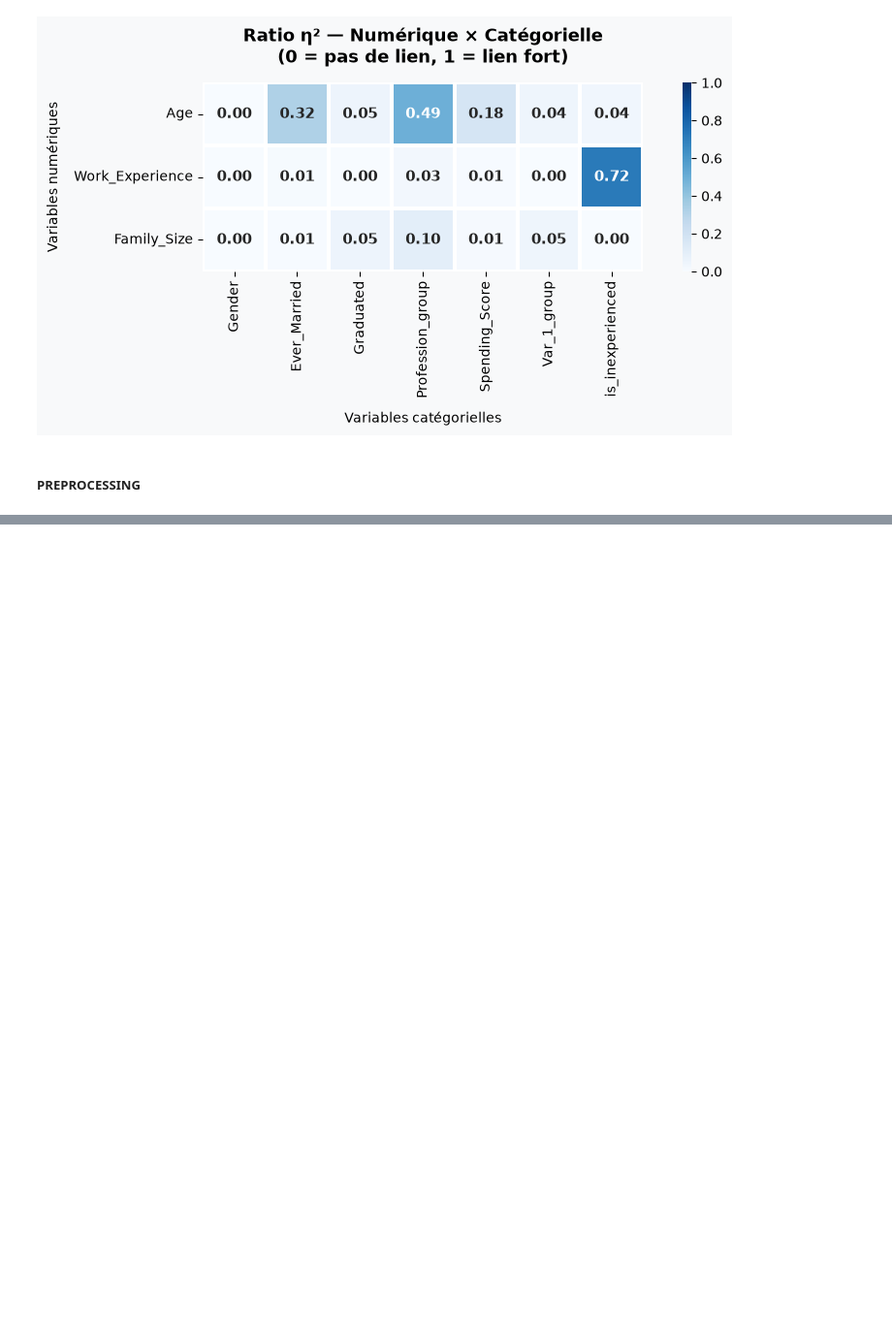
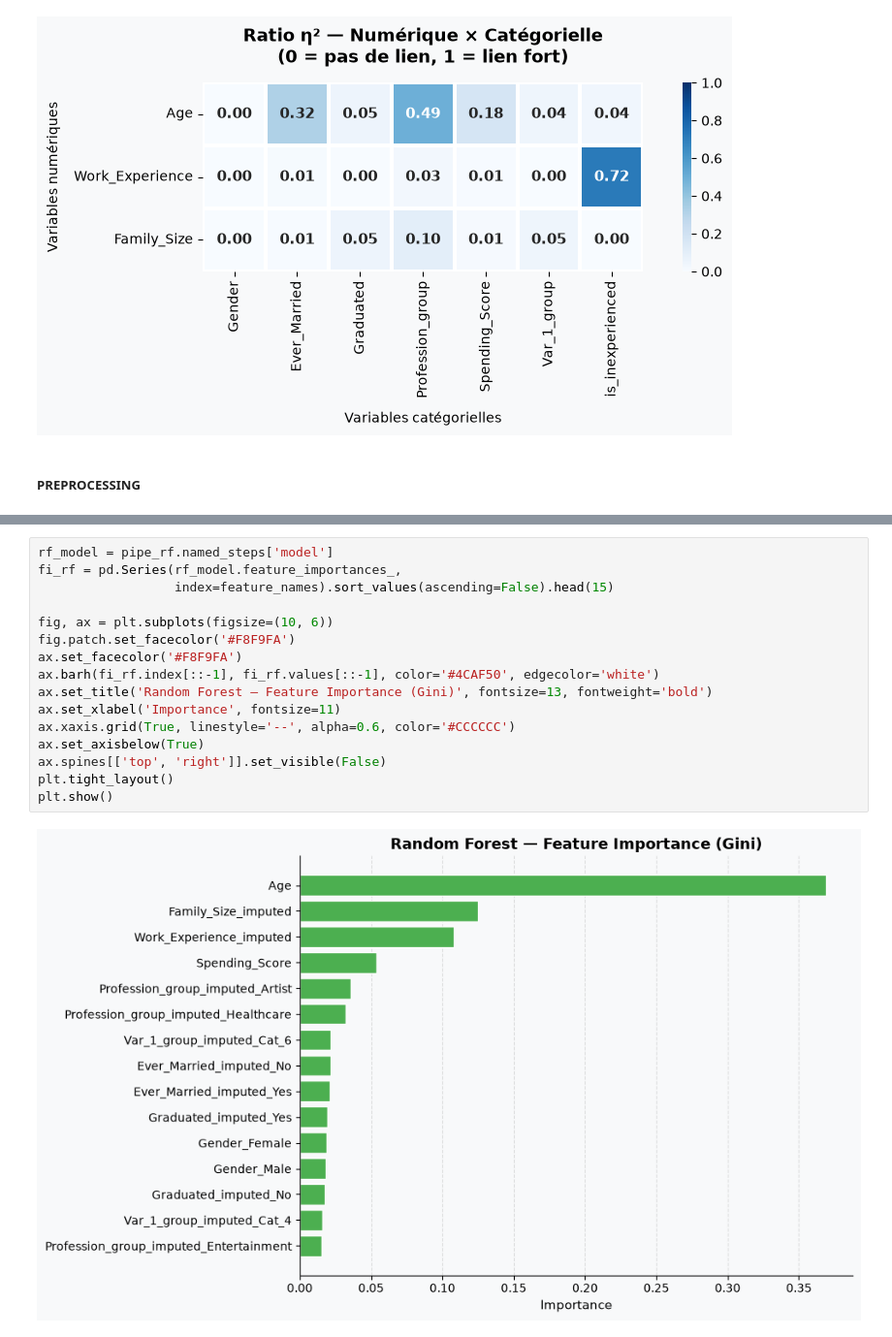
Before and after one commit to JOREL531/projet_JAKALA, a Jupyter notebook: code/exploration.ipynb, the cells around one changed output, grey strips where cells are left out. Shown at 97% size. Cells and saved outputs as stored; diff of their text form; blank space fills up the shorter version.

```diff
--- a/code/exploration.ipynb
+++ b/code/exploration.ipynb
@@ -700,0 +1031,18 @@ plt.show()
+# %%
+rf_model = pipe_rf.named_steps['model']
+fi_rf = pd.Series(rf_model.feature_importances_,
+                  index=feature_names).sort_values(ascending=False).head(15)
+
+fig, ax = plt.subplots(figsize=(10, 6))
+fig.patch.set_facecolor('#F8F9FA')
+ax.set_facecolor('#F8F9FA')
+ax.barh(fi_rf.index[::-1], fi_rf.values[::-1], color='#4CAF50', edgecolor='white')
+ax.set_title('Random Forest — Feature Importance (Gini)', fontsize=13, fontweight='bold')
+ax.set_xlabel('Importance', fontsize=11)
+ax.xaxis.grid(True, linestyle='--', alpha=0.6, color='#CCCCCC')
+ax.set_axisbelow(True)
+ax.spines[['top', 'right']].set_visible(False)
+plt.tight_layout()
+plt.show()
+# %% [output]
+[figure, added]
```
Also changed, not shown: parts of 22 cells of this notebook, 2 other files.
